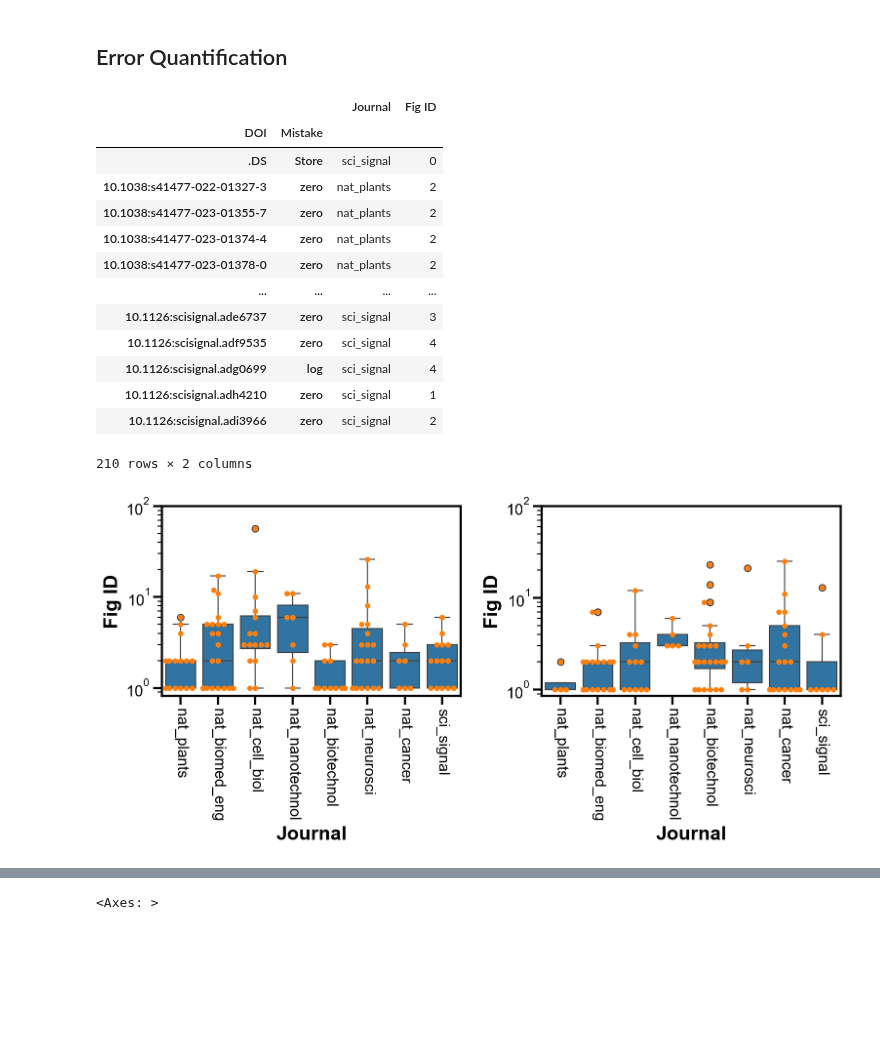
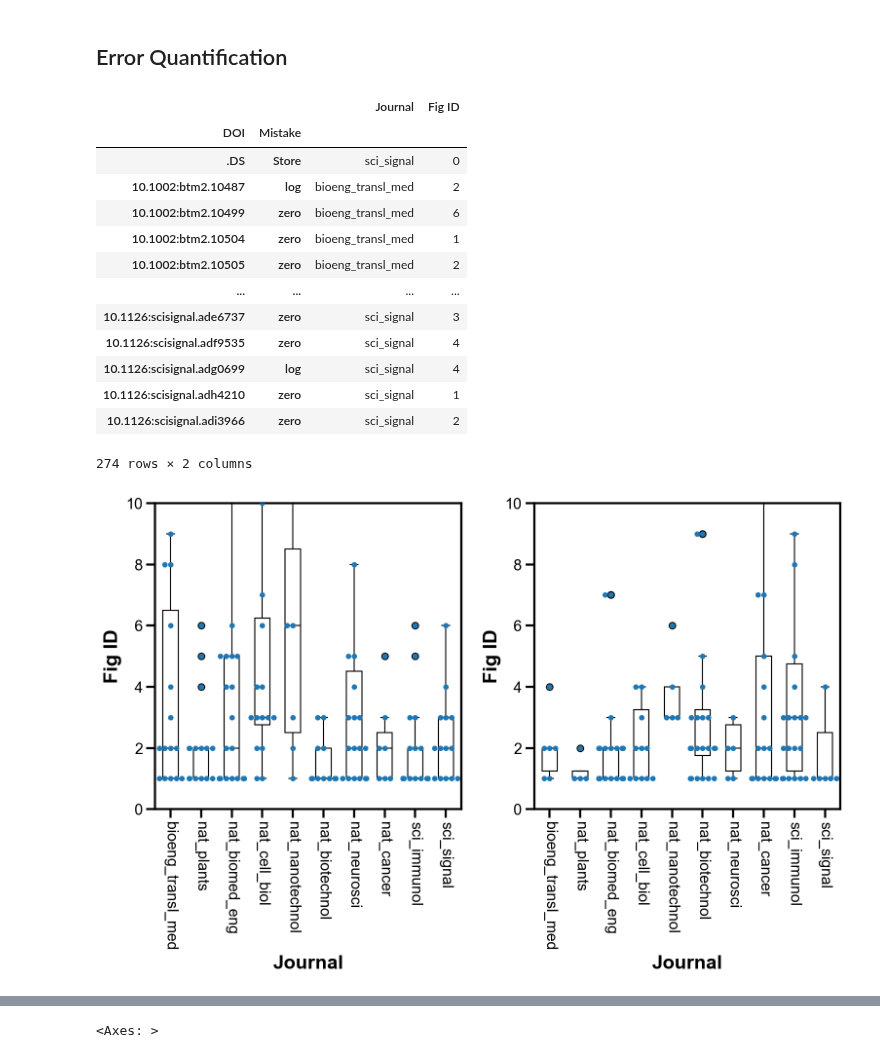
Before and after one commit to tengjuilin/misused-bar-graphs, a Jupyter notebook: bar-graph-classification.ipynb, the cells around one changed output, grey strips where cells are left out. Cells and saved outputs as stored; diff of their text form; code cells hidden in the pictures; blank space fills up the shorter version.

```diff
--- a/bar-graph-classification.ipynb
+++ b/bar-graph-classification.ipynb
@@ -107,14 +107,14 @@ for i in range(total_articles_series.shape[0]):
 # %%
 journal_list = ['nat_plants',
  'nat_biotechnol',
- # 'sci_immunol',
+ 'sci_immunol',
  # 'nature',
  # 'cell',
  'nat_cancer',
  # 'sci_transl_med',
  'nat_neurosci',
  'nat_cell_biol',
- # 'bioeng_transl_med',
+ 'bioeng_transl_med',
  'sci_signal',
  'nat_nanotechnol',
  'nat_biomed_eng',]
@@ -140,53 +140,59 @@ df
 |  |  | Journal | Fig ID |
 | DOI | Mistake |  |  |
 | .DS | Store | sci_signal | 0 |
-| 10.1038:s41477-022-01327-3 | zero | nat_plants | 2 |
-| 10.1038:s41477-023-01355-7 | zero | nat_plants | 2 |
-| 10.1038:s41477-023-01374-4 | zero | nat_plants | 2 |
-| 10.1038:s41477-023-01378-0 | zero | nat_plants | 2 |
+| 10.1002:btm2.10487 | log | bioeng_transl_med | 2 |
+| 10.1002:btm2.10499 | zero | bioeng_transl_med | 6 |
+| 10.1002:btm2.10504 | zero | bioeng_transl_med | 1 |
+| 10.1002:btm2.10505 | zero | bioeng_transl_med | 2 |
 | ... | ... | ... | ... |
 | 10.1126:scisignal.ade6737 | zero | sci_signal | 3 |
 | 10.1126:scisignal.adf9535 | zero | sci_signal | 4 |
 | 10.1126:scisignal.adg0699 | log | sci_signal | 4 |
 | 10.1126:scisignal.adh4210 | zero | sci_signal | 1 |
 | 10.1126:scisignal.adi3966 | zero | sci_signal | 2 |
-210 rows × 2 columns
+274 rows × 2 columns
 # %%
-fig, axs = plt.subplots(1, 2, figsize=(10, 5))
+fig, axs = plt.subplots(1, 2, figsize=(10, 7))
 sns.boxplot(
     df[df.index.get_level_values(1) == 'zero'],
     x='Journal',
     y='Fig ID',
     ax=axs[0],
-    log_scale=True,
+    log_scale=False,
+    color='w',
+    linecolor='k',
+    width=0.5,
 )
 sns.swarmplot(
     df[df.index.get_level_values(1) == 'zero'],
     x='Journal',
     y='Fig ID',
     ax=axs[0],
 )
-axs[0].set_ylim(0, 100)
-axs[0].set_xticklabels(axs[0].get_xticklabels(), rotation=-90, fontsize=14)
 
 sns.boxplot(
     df[df.index.get_level_values(1) == 'log'],
     x='Journal',
     y='Fig ID',
     ax=axs[1],
-    log_scale=True,
+    log_scale=False,
+    color='w',
+    linecolor='k',
+    width=0.5,
 )
 sns.swarmplot(
     df[df.index.get_level_values(1) == 'log'],
     x='Journal',
     y='Fig ID',
     ax=axs[1],
 )
-axs[1].set_ylim(0, 100)
-axs[1].set_xticklabels(axs[1].get_xticklabels(), rotation=-90, fontsize=14)
+for i in range(2):
+    axs[i].set_box_aspect(1)
+    axs[i].set_ylim(0, 10)
+    axs[i].set_xticklabels(axs[1].get_xticklabels(), rotation=-90, fontsize=14)
 plt.tight_layout()
 # %% [output]
-[figure, old version]
+[figure, new version]
 # %%
 fig, axs = plt.subplots(1, 2, figsize=(10, 5))
 sns.barplot(
```
Also changed, not shown: parts of 2 cells of this notebook, 2 other files.
